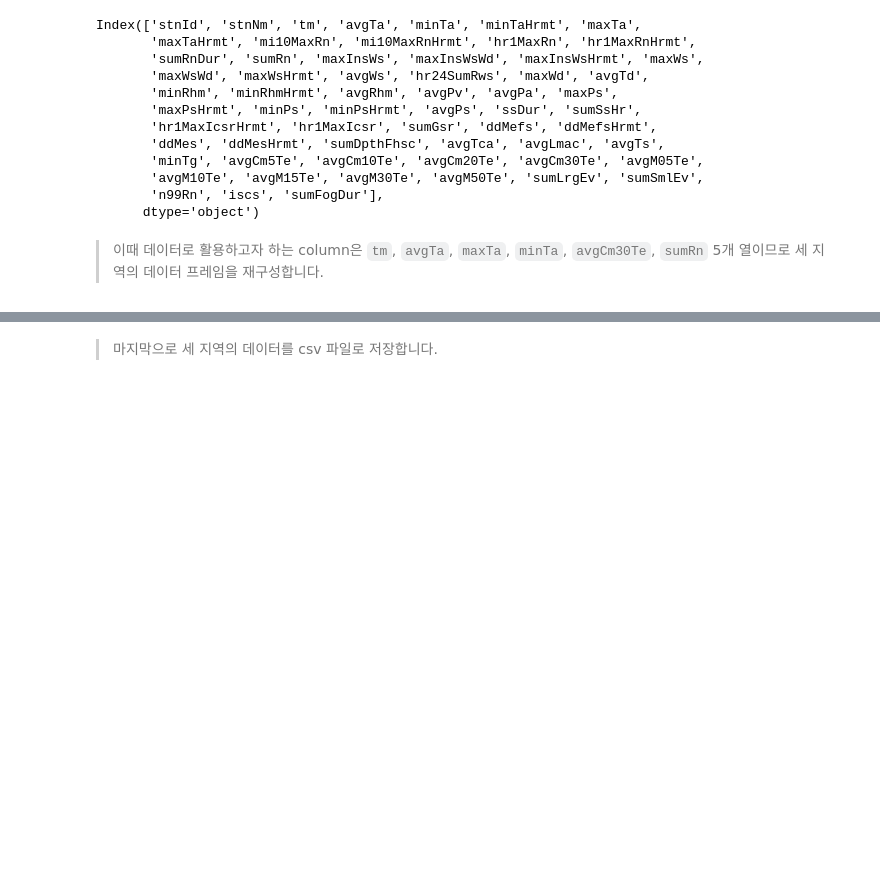
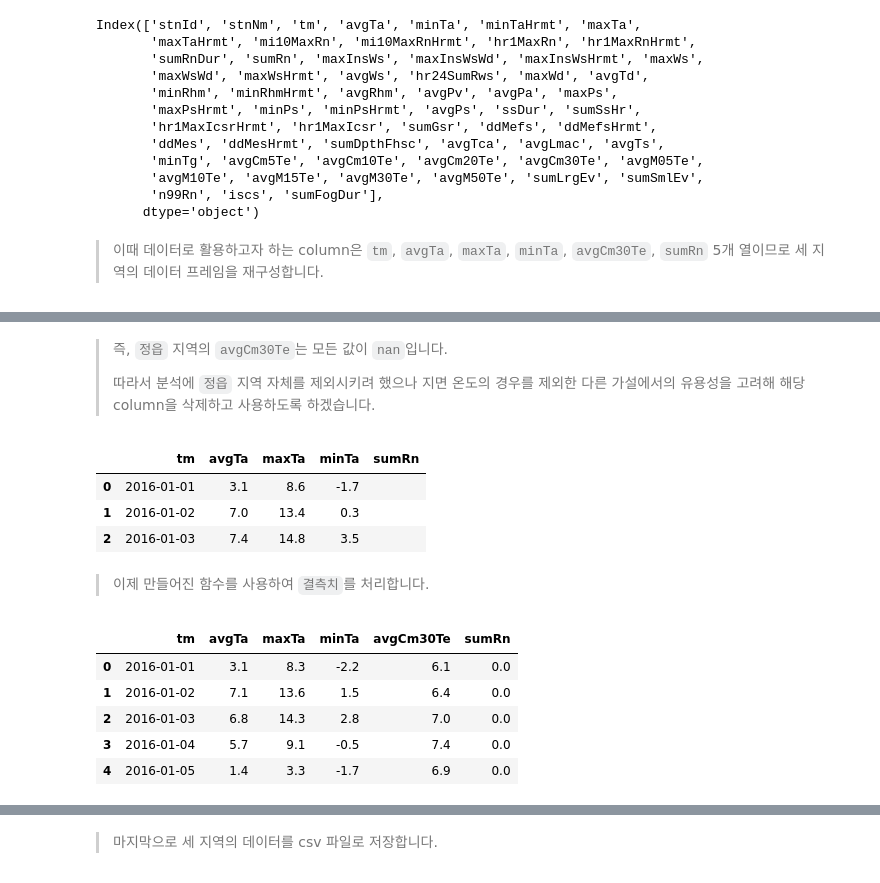
Before and after one commit to JinwangMok/UNI_data_anaysis, a Jupyter notebook: preprocessing.ipynb, the cells around one changed output, grey strips where cells are left out. Saved outputs shown, nothing was run; the diff lists cells and outputs as text; code cells hidden in the pictures; blank space fills up the shorter version.

```diff
--- a/preprocessing.ipynb
+++ b/preprocessing.ipynb
@@ -247,0 +271,25 @@ ASOS_df_dict['고창군'].tail()
+# %%
+def astype_float_fill_na_to_near_mean(X:list):
+    """
+    각 원소가 문자열인 리스트를 입력으로 받아 값을 float으로 변환하고 결측치를 그 값들의 평균으로 처리하는 함수.
+    """
+    result = []
+    for idx, x in enumerate(list(X)):
+        if x != '':
+            result.append(float(x))
+        else:
+            temp = [float(t) for t in X[idx-5:idx]+X[idx+1:idx+6] if t is not '']
+            mean = sum(temp)/len(temp)
+            step = 1 + 1
+            while math.isnan(mean):
+                temp = [float(t) for t in X[idx-(5*step):idx]+X[idx+1:idx+1+(5*step)] if t is not '']
+                mean = sum(temp)/len(temp)
+                step += 1
+            result.append(mean)
+    return result
+# %%
+def astype_float_fill_na_to_zero(X:list):
+    """
+    각 원소가 문자열인 리스트를 입력으로 받아 값을 float으로 변환하고 결측치를 0으로 처리하는 함수.
+    """
+    return [float(x) if x is not '' else 0 for x in X]
@@ -247,0 +322,4 @@ ASOS_df_dict['고창군'].tail()
+# %% [markdown]
+> 즉, `정읍` 지역의 `avgCm30Te`는 모든 값이 `nan`입니다.
+>
+> 따라서 분석에 `정읍` 지역 자체를 제외시키려 했으나 지면 온도의 경우를 제외한 다른 가설에서의 유용성을 고려해 해당 column을 삭제하고 사용하도록 하겠습니다.
@@ -247,0 +328,26 @@ ASOS_df_dict['고창군'].tail()
+# %%
+ASOS_df_dict['정읍'].head(3)
+# %% [output]
+|  | tm | avgTa | maxTa | minTa | sumRn |
+| 0 | 2016-01-01 | 3.1 | 8.6 | -1.7 |  |
+| 1 | 2016-01-02 | 7.0 | 13.4 | 0.3 |  |
+| 2 | 2016-01-03 | 7.4 | 14.8 | 3.5 |  |
+# %% [markdown]
+> 이제 만들어진 함수를 사용하여 `결측치`를 처리합니다.
+# %%
+for k in stnIds.keys():
+    ASOS_df_dict[k]['avgTa'] = astype_float_fill_na_to_near_mean(list(ASOS_df_dict[k]['avgTa']))
+    ASOS_df_dict[k]['maxTa'] = astype_float_fill_na_to_near_mean(list(ASOS_df_dict[k]['maxTa']))
+    ASOS_df_dict[k]['minTa'] = astype_float_fill_na_to_near_mean(list(ASOS_df_dict[k]['minTa']))
+    ASOS_df_dict[k]['sumRn'] = astype_float_fill_na_to_zero(list(ASOS_df_dict[k]['sumRn']))
+    if k != '정읍':
+        ASOS_df_dict[k]['avgCm30Te'] = astype_float_fill_na_to_near_mean(list(ASOS_df_dict[k]['avgCm30Te']))
+# %%
+ASOS_df_dict['고창군'].head()
+# %% [output]
+|  | tm | avgTa | maxTa | minTa | avgCm30Te | sumRn |
+| 0 | 2016-01-01 | 3.1 | 8.3 | -2.2 | 6.1 | 0.0 |
+| 1 | 2016-01-02 | 7.1 | 13.6 | 1.5 | 6.4 | 0.0 |
+| 2 | 2016-01-03 | 6.8 | 14.3 | 2.8 | 7.0 | 0.0 |
+| 3 | 2016-01-04 | 5.7 | 9.1 | -0.5 | 7.4 | 0.0 |
+| 4 | 2016-01-05 | 1.4 | 3.3 | -1.7 | 6.9 | 0.0 |
```
Also changed, not shown: parts of 24 cells of this notebook.
